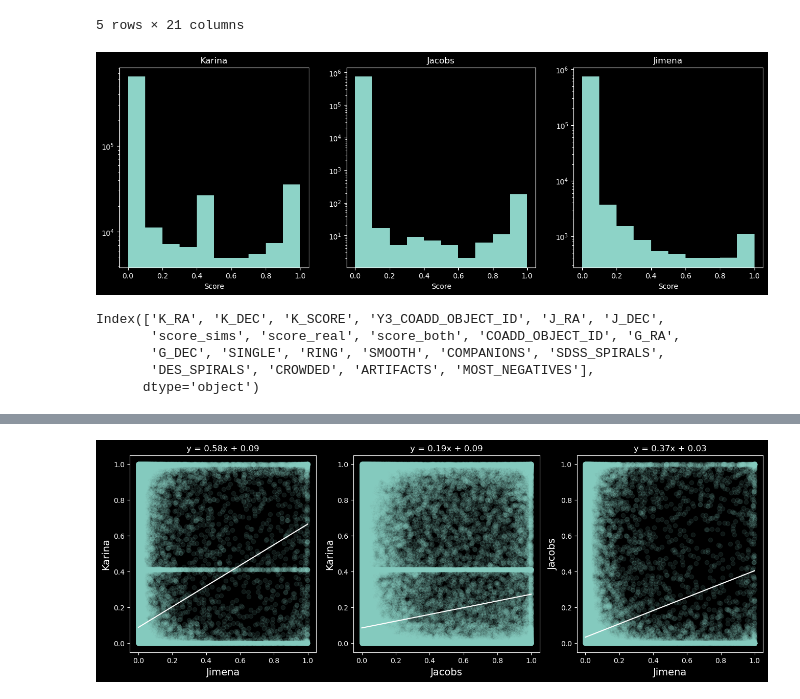
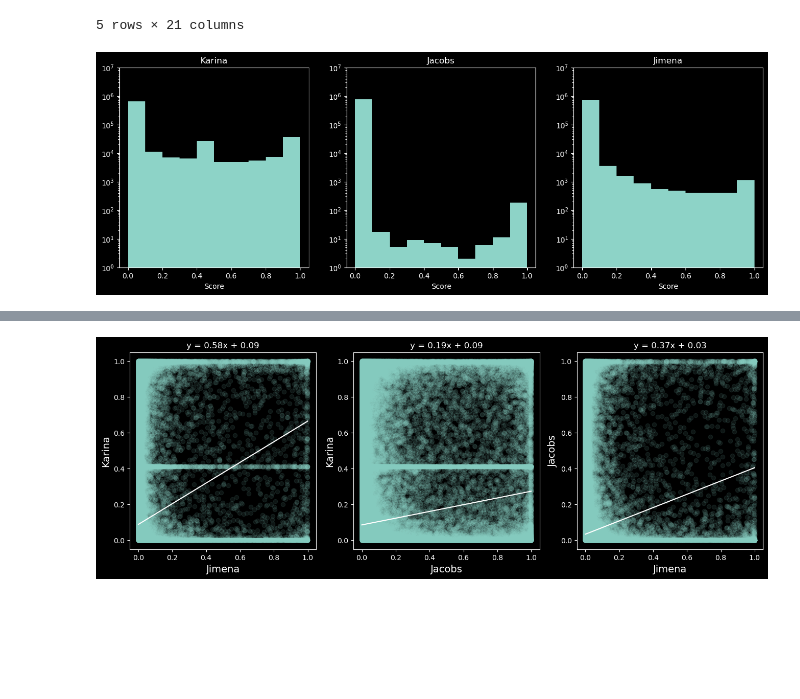
Before and after one commit to JimenaGonzalez/Citizen_science_project, a Jupyter notebook: Intersection/Basic_analysis.ipynb, the cells around one changed output, grey strips where cells are left out. Cells and saved outputs as stored; diff of their text form; code cells hidden in the pictures; blank space fills up the shorter version.

```diff
--- a/Intersection/Basic_analysis.ipynb
+++ b/Intersection/Basic_analysis.ipynb
@@ -34,37 +34,27 @@ data.head()
 # %%
 plt.figure(figsize=(16,5))
 
 plt.subplot(1,3,1)
-#plt.figure(figsize=(8,4))
 plt.title('Karina')
 plt.hist(data['K_SCORE'])
 plt.xlabel('Score')
 plt.yscale('log')
-#plt.show()
+plt.ylim(1, 10**7)
 
 plt.subplot(1,3,2)
-#plt.figure(figsize=(8,4))
 plt.title('Jacobs')
 plt.hist(data['score_both'])
 plt.xlabel('Score')
 plt.yscale('log')
-#plt.show()
+plt.ylim(1, 10**7)
 
 plt.subplot(1,3,3)
-#plt.figure(figsize=(8,4))
 plt.title('Jimena')
 plt.hist(data['SINGLE'])
 plt.xlabel('Score')
 plt.yscale('log')
+plt.ylim(1, 10**7)
 
 plt.show()
 # %% [output]
-[figure, old version]
+[figure, new version]
-# %%
-print(data.columns)
-# %% [output]
-Index(['K_RA', 'K_DEC', 'K_SCORE', 'Y3_COADD_OBJECT_ID', 'J_RA', 'J_DEC',
-       'score_sims', 'score_real', 'score_both', 'COADD_OBJECT_ID', 'G_RA',
-       'G_DEC', 'SINGLE', 'RING', 'SMOOTH', 'COMPANIONS', 'SDSS_SPIRALS',
-       'DES_SPIRALS', 'CROWDED', 'ARTIFACTS', 'MOST_NEGATIVES'],
-      dtype='object')
```
Also changed, not shown: parts of 5 cells of this notebook.
